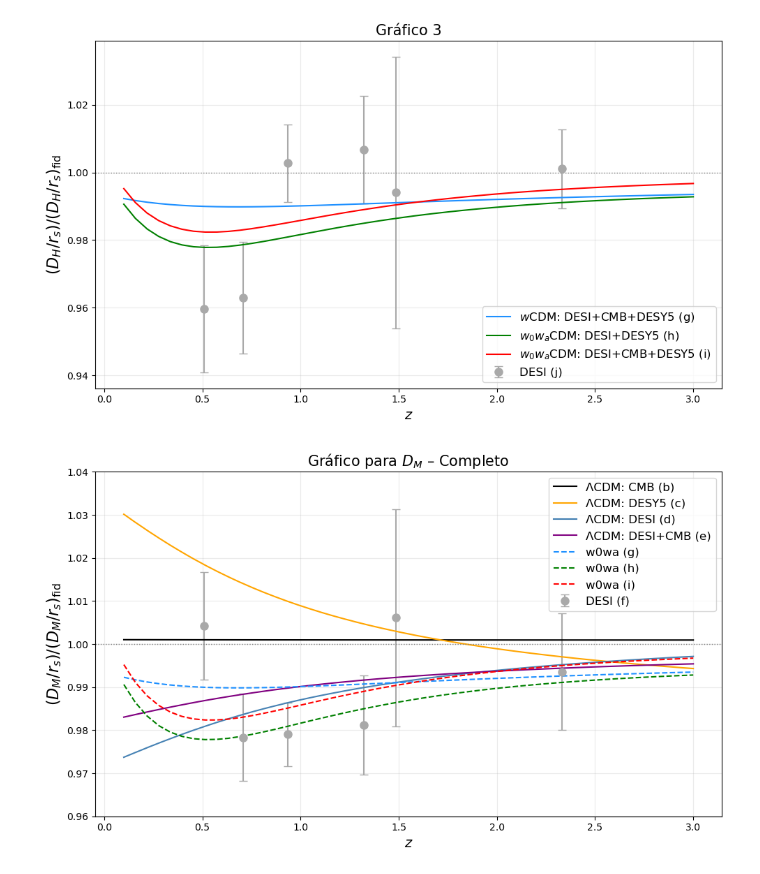
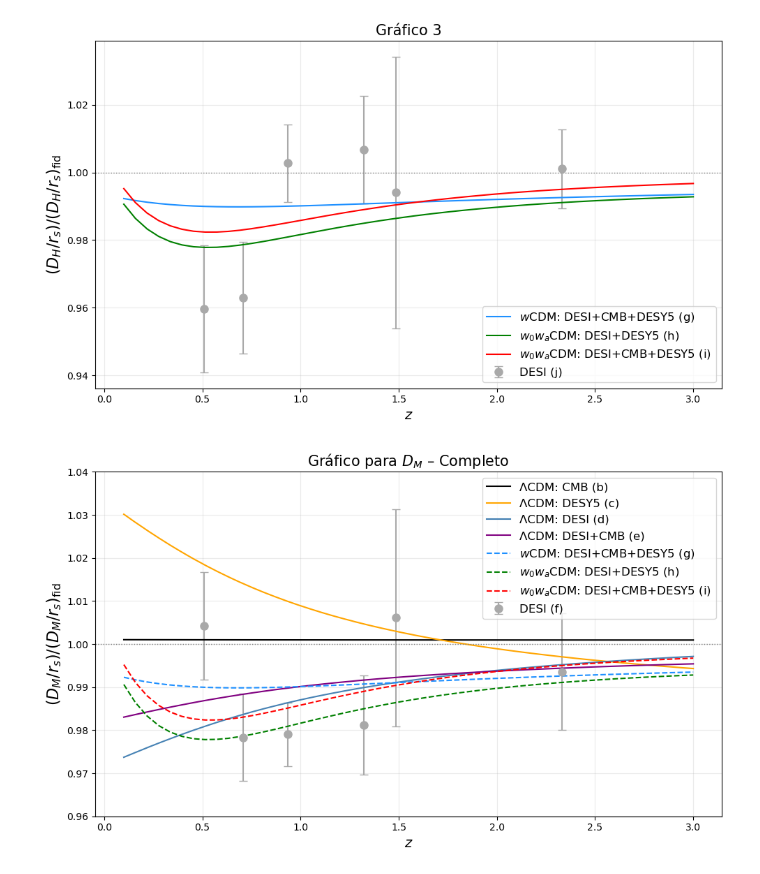
Before and after one commit to paulamachado295/Projeto_LateDE, a Jupyter notebook: Gráfico_Fig13_DESI_DR2.ipynb, the cells around one changed output. Cells and saved outputs as stored; diff of their text form; code cells hidden in the pictures.

```diff
--- a/Gráfico_Fig13_DESI_DR2.ipynb
+++ b/Gráfico_Fig13_DESI_DR2.ipynb
@@ -736,34 +676,34 @@ plt.errorbar(
 )
 
 # ============================
 # 3. Modelos teóricos (b–i)
 # ============================
 
 plt.plot(z_LCDM_b, DMb / DMfid_norm, label='ΛCDM: CMB (b)', color='black')
 plt.plot(z_LCDM_c, DMc / DMfid_norm, label='ΛCDM: DESY5 (c)', color='orange')
 plt.plot(z_LCDM_d, DMd / DMfid_norm, label='ΛCDM: DESI (d)', color='steelblue')
 plt.plot(z_LCDM_e, DMe / DMfid_norm, label='ΛCDM: DESI+CMB (e)', color='purple')
 
 # modelos novos g, h, i
-plt.plot(z_w0wa_g, DMg / DMfid_norm, label='w0wa (g)', color='dodgerblue', linestyle="--")
-plt.plot(z_w0wa_h, DMh / DMfid_norm, label='w0wa (h)', color='green', linestyle="--")
-plt.plot(z_w0wa_i, DMi / DMfid_norm, label='w0wa (i)', color='red', linestyle="--")
+plt.plot(z_w0wa_g, DMg / DMfid_norm, label='$w$CDM: DESI+CMB+DESY5 (g)', color='dodgerblue', linestyle="--")
+plt.plot(z_w0wa_h, DMh / DMfid_norm, label='$w_0w_a$CDM: DESI+DESY5 (h)', color='green', linestyle="--")
+plt.plot(z_w0wa_i, DMi / DMfid_norm, label='$w_0w_a$CDM: DESI+CMB+DESY5 (i)', color='red', linestyle="--")
 
 # =======================
 # 4. Ajustes visuais
 # =======================
 
 plt.axhline(1.0, color='gray', linestyle=':', linewidth=1)
 
 plt.xlabel(r"$z$", fontsize=14)
 plt.ylabel(r"$(D_M/r_s) / (D_M/r_s)_{\rm fid}$", fontsize=16)
 plt.title("Gráfico para $D_M$ – Completo", fontsize=15)
 
 plt.ylim(0.96, 1.04)  # mesma escala da figura do artigo
 
 plt.grid(alpha=0.25)
 plt.legend(fontsize=12)
 plt.tight_layout()
 plt.show()
 # %% [output]
-[figure, old version]
+[figure, new version]
```
Also changed, not shown: parts of 5 cells of this notebook.
